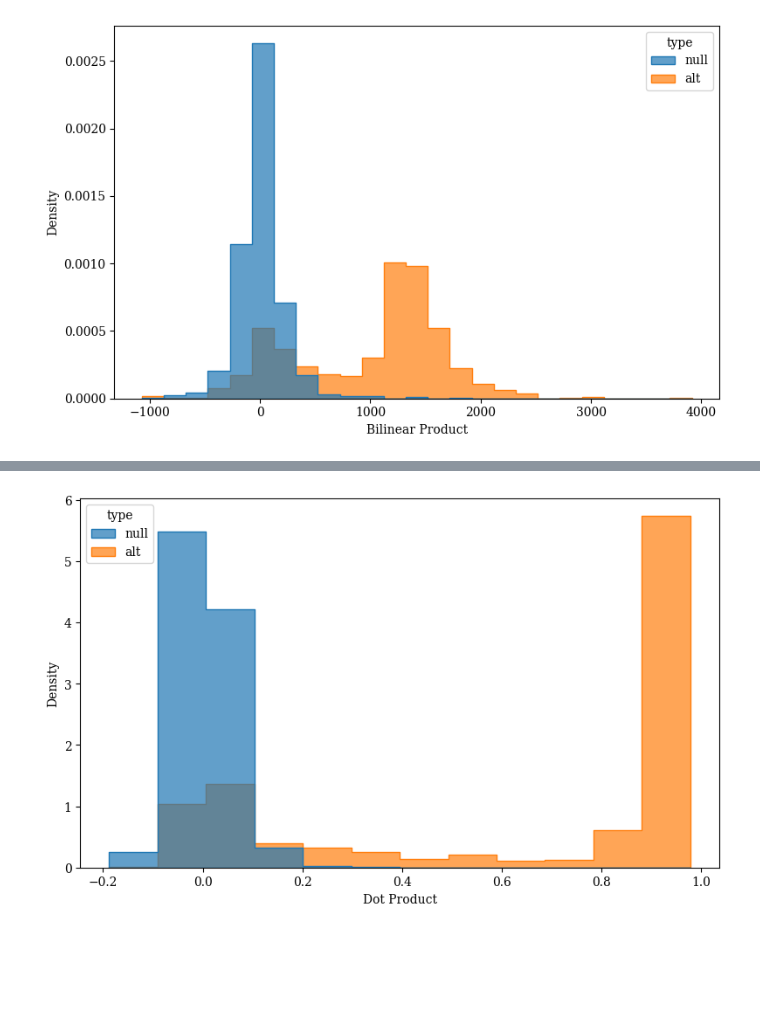
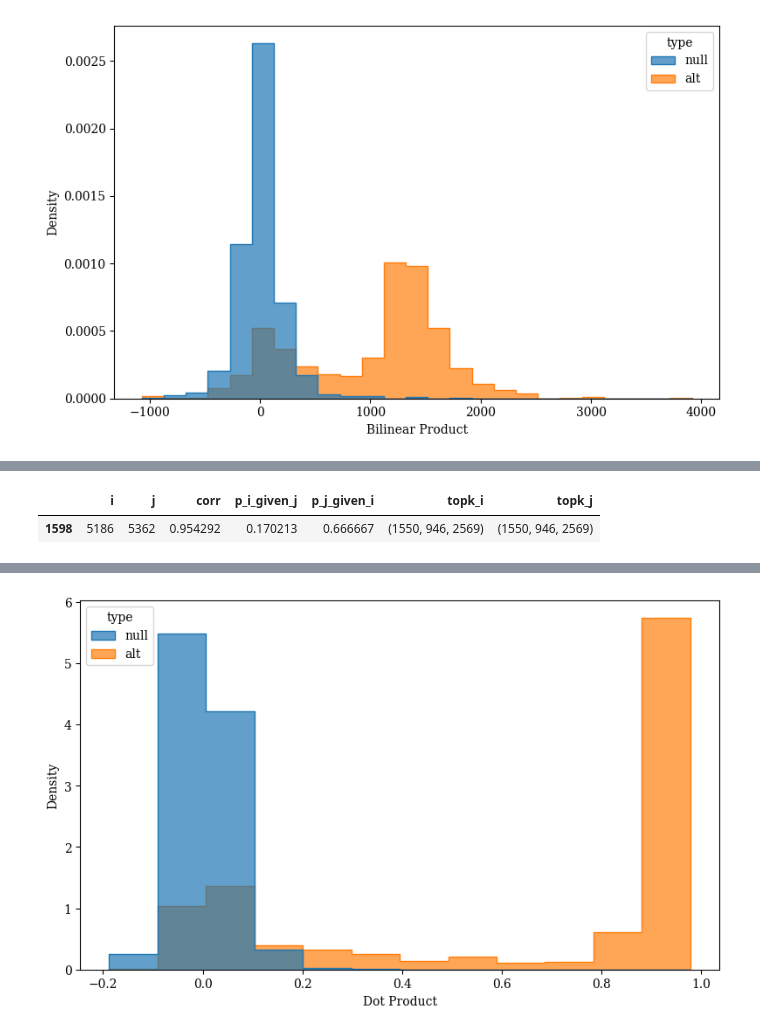
Before and after one commit to shariarvg/recurring_features, a Jupyter notebook: results.ipynb, the cells around one changed output, grey strips where cells are left out. Drawn from its saved outputs; the diff is of its cells as text; code cells hidden in the pictures; blank space fills up the shorter version.

```diff
--- a/results.ipynb
+++ b/results.ipynb
@@ -434,0 +543,5 @@ len(heap)
+# %%
+df[(df['i']==5186)]
+# %% [output]
+|  | i | j | corr | p_i_given_j | p_j_given_i | topk_i | topk_j |
+| 1598 | 5186 | 5362 | 0.954292 | 0.170213 | 0.666667 | (1550, 946, 2569) | (1550, 946, 2569) |
```
Also changed, not shown: parts of 14 cells of this notebook, 2 other files.
